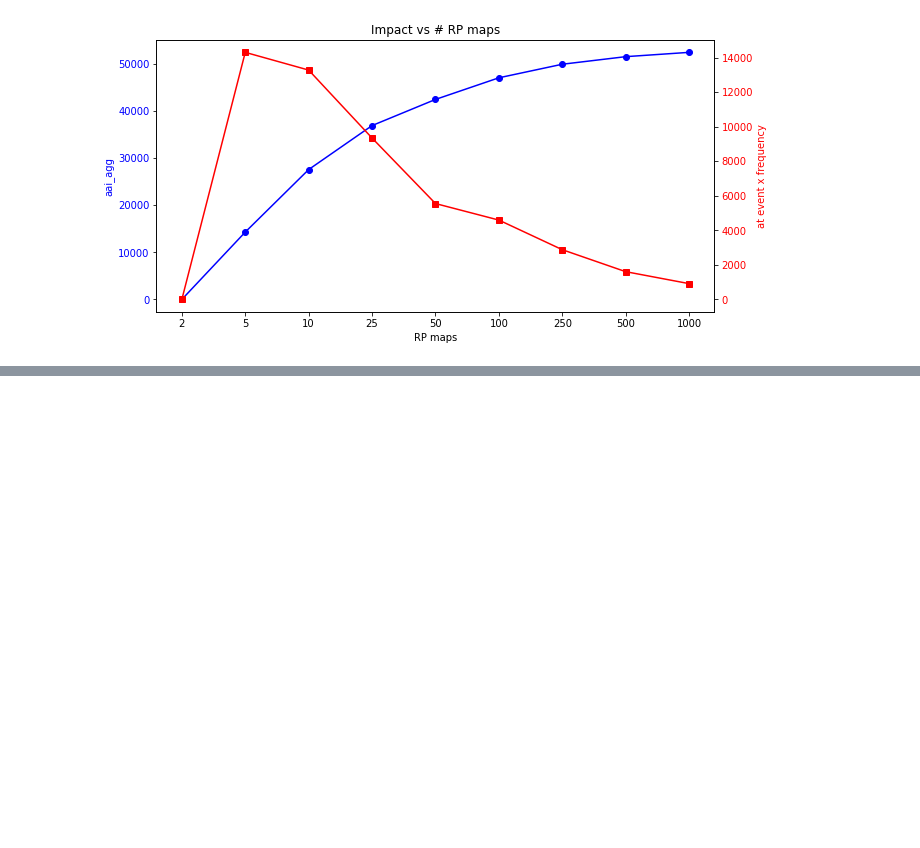
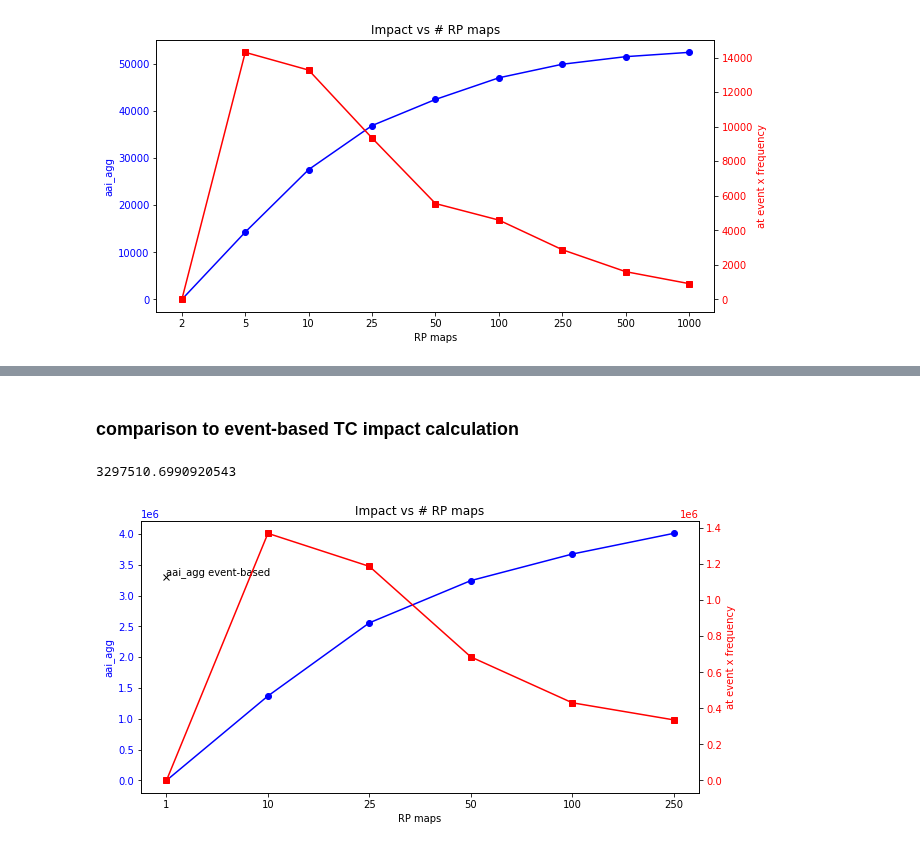
Before and after one commit to Evelyn-M/global-displacement-risk, a Jupyter notebook: doc/sensitivitycheck_AAD_haz-maps.ipynb, the cells around one changed output, grey strips where cells are left out. Cells and saved outputs as stored; diff of their text form; code cells hidden in the pictures; blank space fills up the shorter version.

```diff
--- a/doc/sensitivitycheck_AAD_haz-maps.ipynb
+++ b/doc/sensitivitycheck_AAD_haz-maps.ipynb
@@ -185,0 +282,6 @@ plt.show()
+# %%
+impTC = []
+impTCcumsum = []
+for n in range(0,6):
+    impTC.append(impact.at_event[n]*impact.frequency[n])
+    impTCcumsum = np.cumsum(impTC)
@@ -185,0 +302,48 @@ plt.show()
+# %% [markdown]
+### comparison to event-based TC impact calculation
+# %%
+hazard_dir = SYSTEM_DIR/"hazard"/"present"
+# %%
+if cntry == 'Somalia':
+    reg = 'IO'
+elif cntry == 'Philippines':
+    reg = 'WP'
+else:
+    reg = print('no country-basin assingment found')
+
+tc_haz = TropCyclone.from_hdf5(hazard_dir.joinpath(f'TC_{reg}_0150as_MIT_H08.hdf5'))
+# %%
+impcalc = ImpactCalc(exp, impf_set_tc_step, tc_haz)
+impact = impcalc.impact()
+# %%
+print(impact.aai_agg)
+# %% [output]
+3297510.6990920543
+# %%
+return_periods = [1, 10, 25, 50, 100, 250]
+RPs = np.arange(0,6)
+
+plt.figure(figsize=(10, 5))
+
+ax1 = plt.gca()
+ax1.plot(RPs, impTCcumsum, marker='o', color='b')
+ax1.set_xlabel('RP maps')
+ax1.set_ylabel('aai_agg', color='b')
+ax1.tick_params(axis='y', labelcolor='b')
+ax1.plot(0, impact.aai_agg, marker='x', color='k')
+ax1.text(0, impact.aai_agg, 'aai_agg event-based', color='k', verticalalignment='bottom')
+
+ax1.set_xticks(RPs)
+ax1.set_xticklabels(return_periods)
+
+ax2 = ax1.twinx()
+ax2.plot(RPs, impTC, marker='s', color='r')
+ax2.set_ylabel('at event x frequency', color='r')
+ax2.tick_params(axis='y', labelcolor='r')
+
+plt.title('Impact vs # RP maps')
+fig = plt.gcf()
+
+plt.show()
+# %% [output]
+[figure, added]
```
Also changed, not shown: parts of 13 cells of this notebook, 1 other file.
